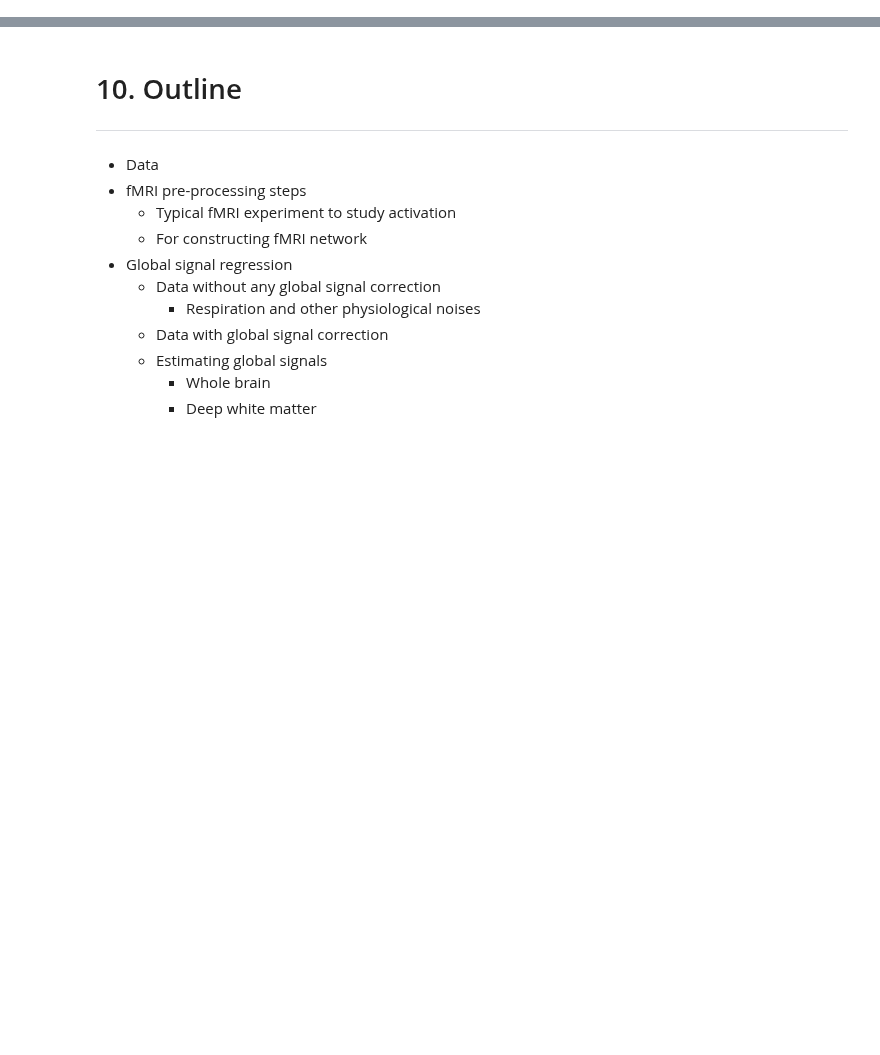
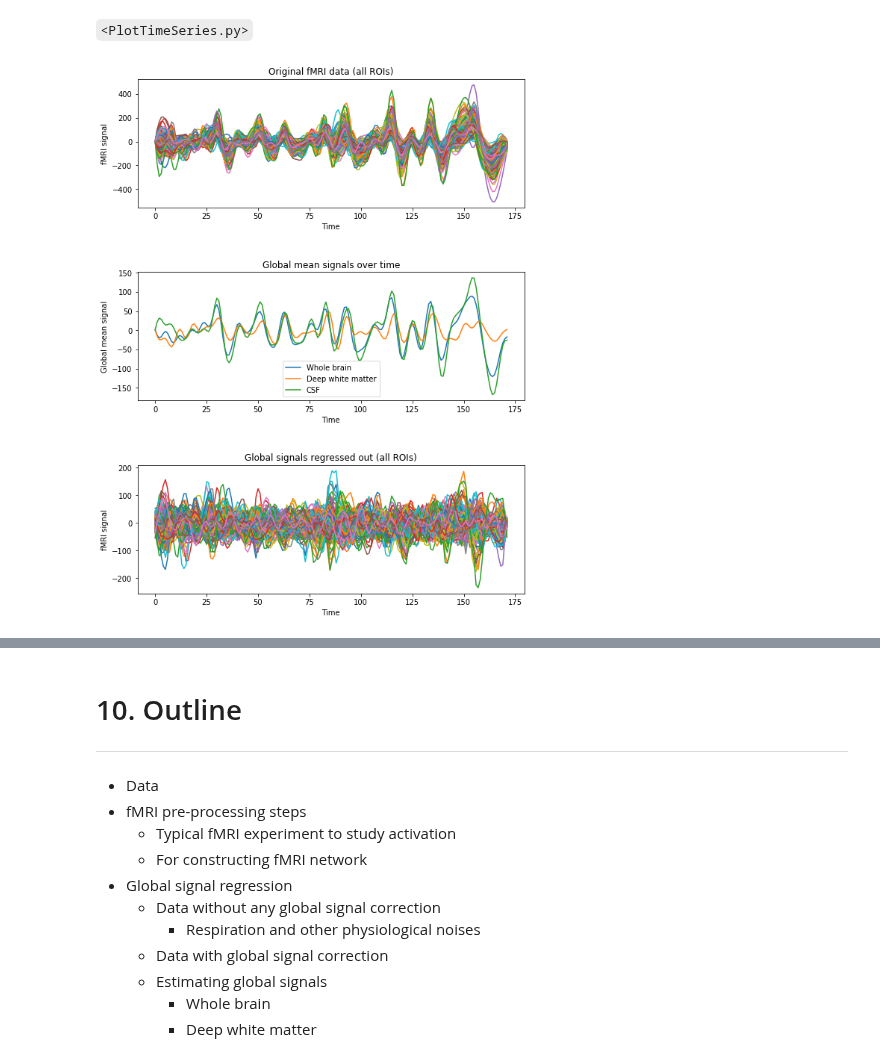
Before and after one commit to sathayas/JupyterConnectivitySpring2019, a Jupyter notebook: fMRIPreprop.ipynb, the cells around one changed output, grey strips where cells are left out. Cells and saved outputs as stored; diff of their text form; code cells hidden in the pictures; blank space fills up the shorter version.

```diff
--- a/fMRIPreprop.ipynb
+++ b/fMRIPreprop.ipynb
@@ -14,0 +80,2 @@ PSY 381D <b>Brain Connectivity</b>, Spring 2019
+# %% [markdown]
+`<PlotTimeSeries.py>`
@@ -14,0 +84,46 @@ PSY 381D <b>Brain Connectivity</b>, Spring 2019
+# %%
+import numpy as np
+import matplotlib.pyplot as plt
+
+
+##### File business
+fTS = 'DatafMRIPreprop/Oxford_sub16112_Rt2_K200.npz'
+fTS_reg = 'DatafMRIPreprop/Oxford_sub16112_WBWMCSF_Rt2_K200.npz'
+fGlobalMean = 'DatafMRIPreprop/Oxford_sub16112_PhysPar.npz'
+
+
+##### Loading the data
+X_TS = np.load(fTS)['ts']
+X_GM = np.load(fGlobalMean)['PhysPar']
+X_TS_reg = np.load(fTS_reg)['ts']
+
+
+##### plotting
+plt.figure(figsize=[9,11])
+
+plt.subplot(311)
+plt.plot(X_TS)
+plt.xlabel('Time')
+plt.ylabel('fMRI signal')
+plt.title('Original fMRI data (all ROIs)')
+
+plt.subplot(312)
+plt.plot(X_GM[:,0], label='Whole brain')
+plt.plot(X_GM[:,1], label='Deep white matter')
+plt.plot(X_GM[:,2], label='CSF')
+plt.xlabel('Time')
+plt.ylabel('Global mean signal')
+plt.title('Global mean signals over time')
+plt.legend()
+
+plt.subplot(313)
+plt.plot(X_TS_reg)
+plt.xlabel('Time')
+plt.ylabel('fMRI signal')
+plt.title('Global signals regressed out (all ROIs)')
+
+plt.subplots_adjust(left=0.15, right=0.95, bottom=0.08, top=0.95,
+                    hspace=0.5)
+plt.show()
+# %% [output]
+[figure, added]
```
Also changed, not shown: parts of 12 cells of this notebook.
